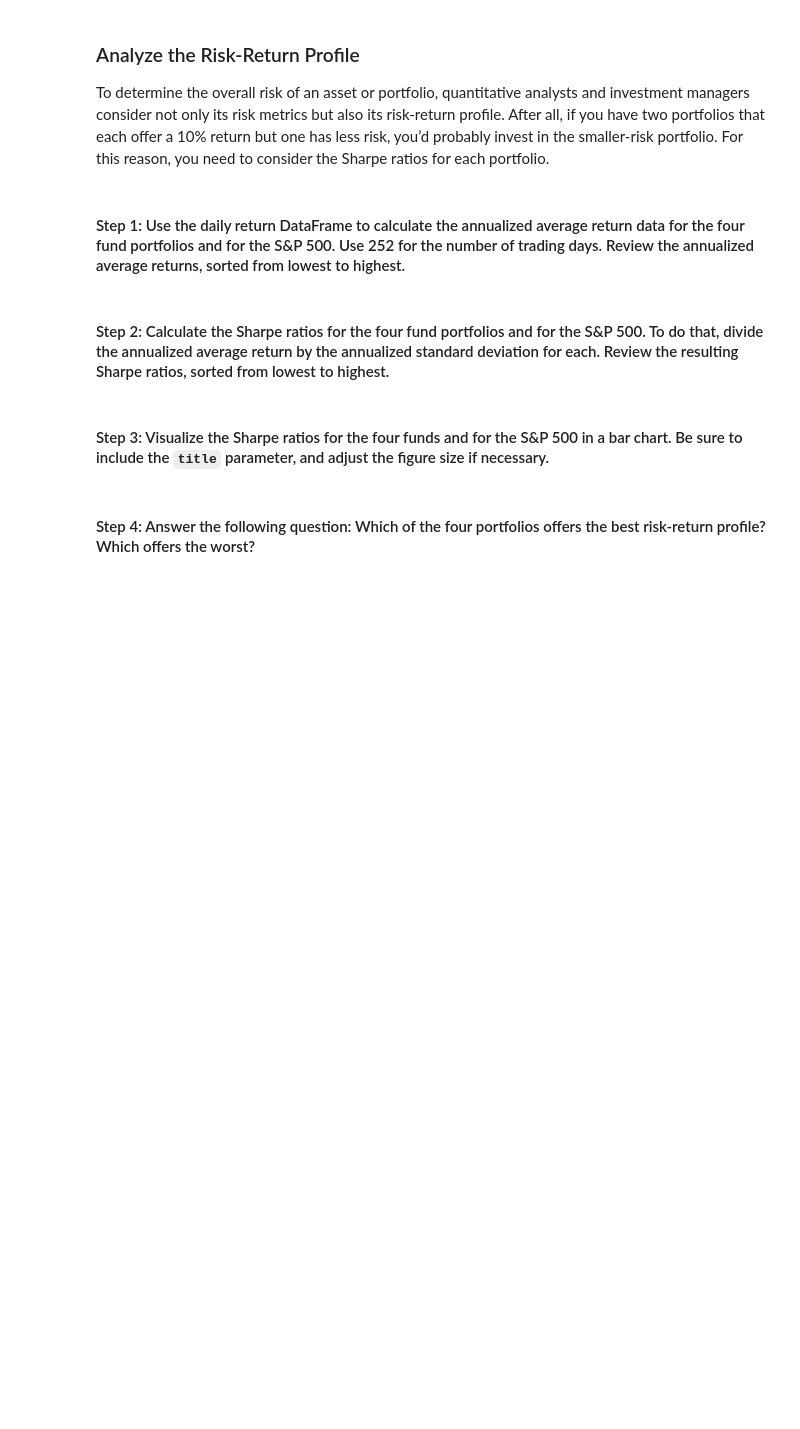
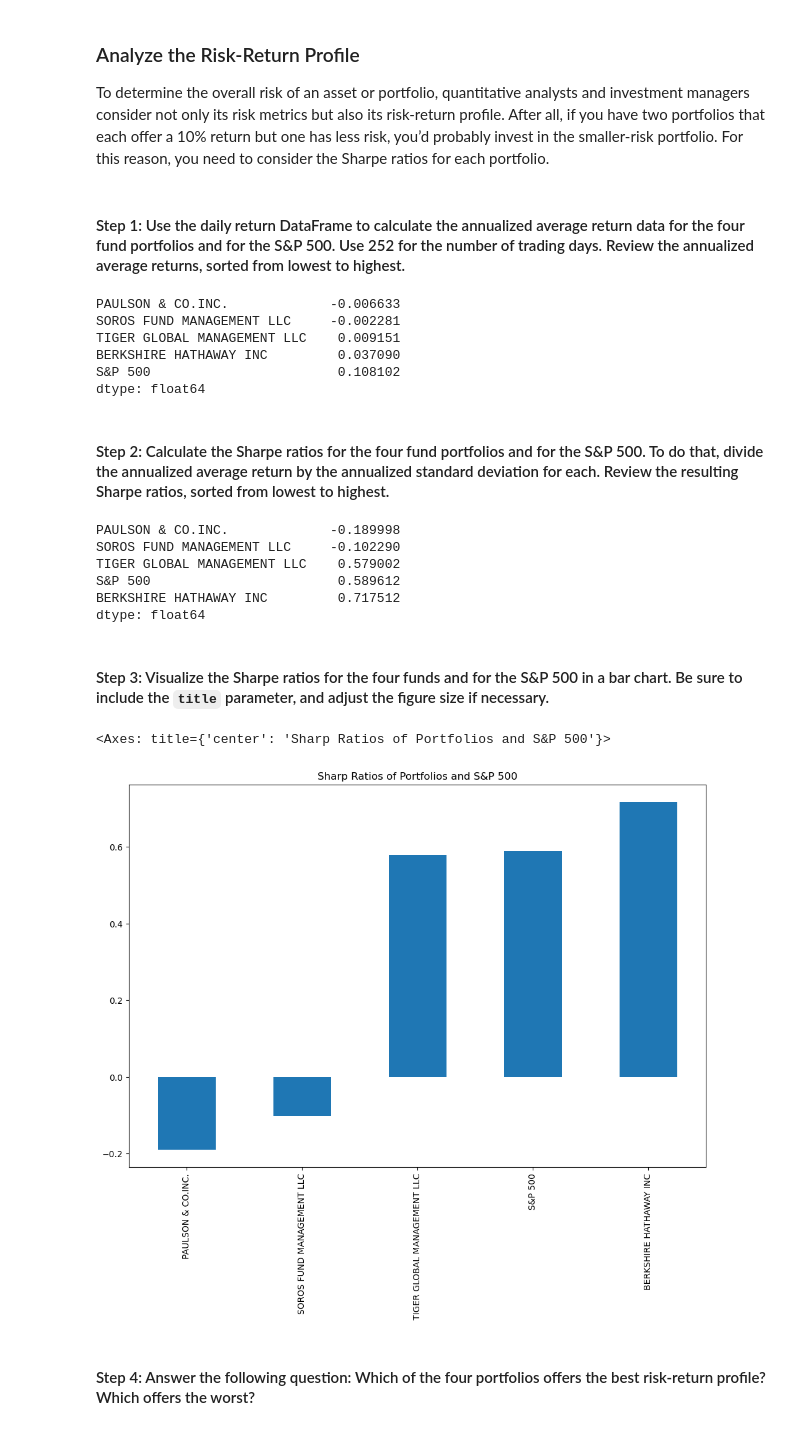
Before and after one commit to greg-krulin/Challenge4, a Jupyter notebook: risk_return_analysis.ipynb, the cells around one changed output. Drawn from its saved outputs; the diff is of its cells as text; code cells hidden in the pictures; blank space fills up the shorter version.

```diff
--- a/risk_return_analysis.ipynb
+++ b/risk_return_analysis.ipynb
@@ -321,18 +321,45 @@ To determine the overall risk of an asset or portfolio, quantitative analysts an
 # Use 252 as the number of trading days in the year
 # Review the annual average returns sorted from lowest to highest
 # YOUR CODE HERE
+trading_days = 252
+average_annual_return = daily_returns.mean() * trading_days
+average_annual_return = average_annual_return.sort_values()
+average_annual_return
+# %% [output]
+PAULSON & CO.INC.             -0.006633
+SOROS FUND MANAGEMENT LLC     -0.002281
+TIGER GLOBAL MANAGEMENT LLC    0.009151
+BERKSHIRE HATHAWAY INC         0.037090
+S&P 500                        0.108102
+dtype: float64
 # %% [markdown]
 #### Step 2: Calculate the Sharpe ratios for the four fund portfolios and for the S&P 500. To do that, divide the annualized average return by the annualized standard deviation for each. Review the resulting Sharpe ratios, sorted from lowest to highest.
 # %%
 # Calculate the annualized Sharpe Ratios for each of the 4 portfolios and the S&P 500.
 # Review the Sharpe ratios sorted lowest to highest
 # YOUR CODE HERE
+annualized_standard_deviation = daily_returns.std() * np.sqrt(trading_days)
+
+sharpe_ratios = average_annual_return / annualized_standard_deviation
+sharpe_ratios = sharpe_ratios.sort_values()
+sharpe_ratios
+# %% [output]
+PAULSON & CO.INC.             -0.189998
+SOROS FUND MANAGEMENT LLC     -0.102290
+TIGER GLOBAL MANAGEMENT LLC    0.579002
+S&P 500                        0.589612
+BERKSHIRE HATHAWAY INC         0.717512
+dtype: float64
 # %% [markdown]
 #### Step 3: Visualize the Sharpe ratios for the four funds and for the S&P 500 in a bar chart. Be sure to include the `title` parameter, and adjust the figure size if necessary.
 # %%
 # Visualize the Sharpe ratios as a bar chart
 # Include a title parameter and adjust the figure size
 # YOUR CODE HERE
+sharpe_ratios.plot(kind = 'bar', figsize= (12,8), title = "Sharp Ratios of Portfolios and S&P 500")
+# %% [output]
+<Axes: title={'center': 'Sharp Ratios of Portfolios and S&P 500'}>
+[figure, added]
 # %% [markdown]
 #### Step 4: Answer the following question: Which of the four portfolios offers the best risk-return profile? Which offers the worst?
 # %% [markdown]
```
Also changed, not shown: parts of 13 cells of this notebook.
